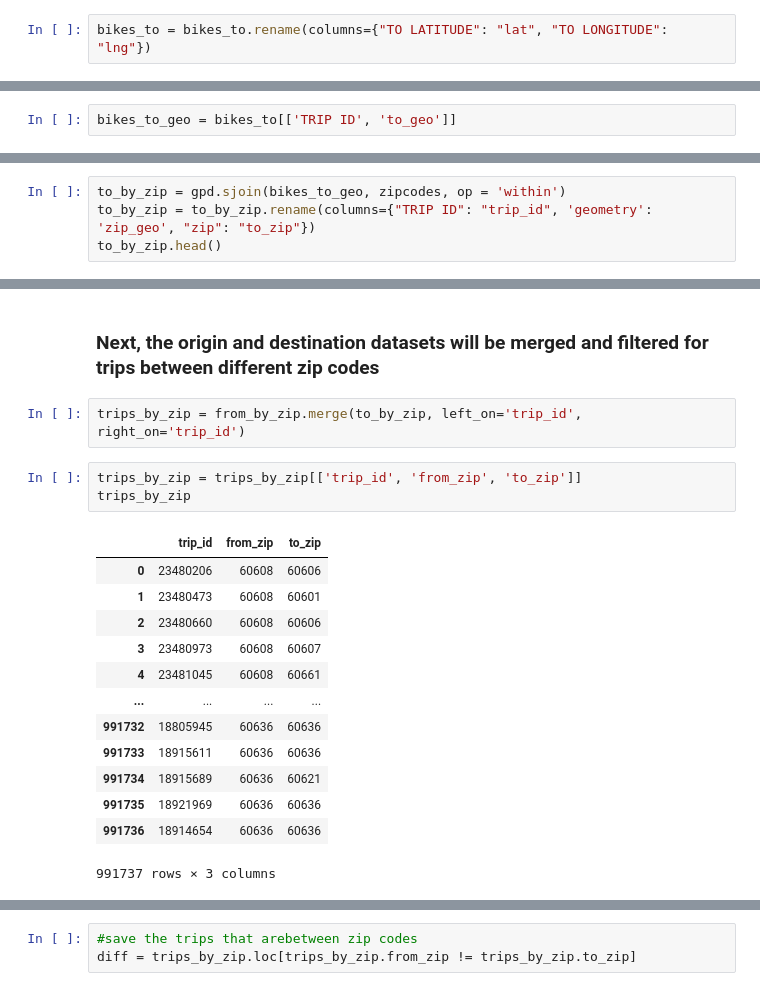
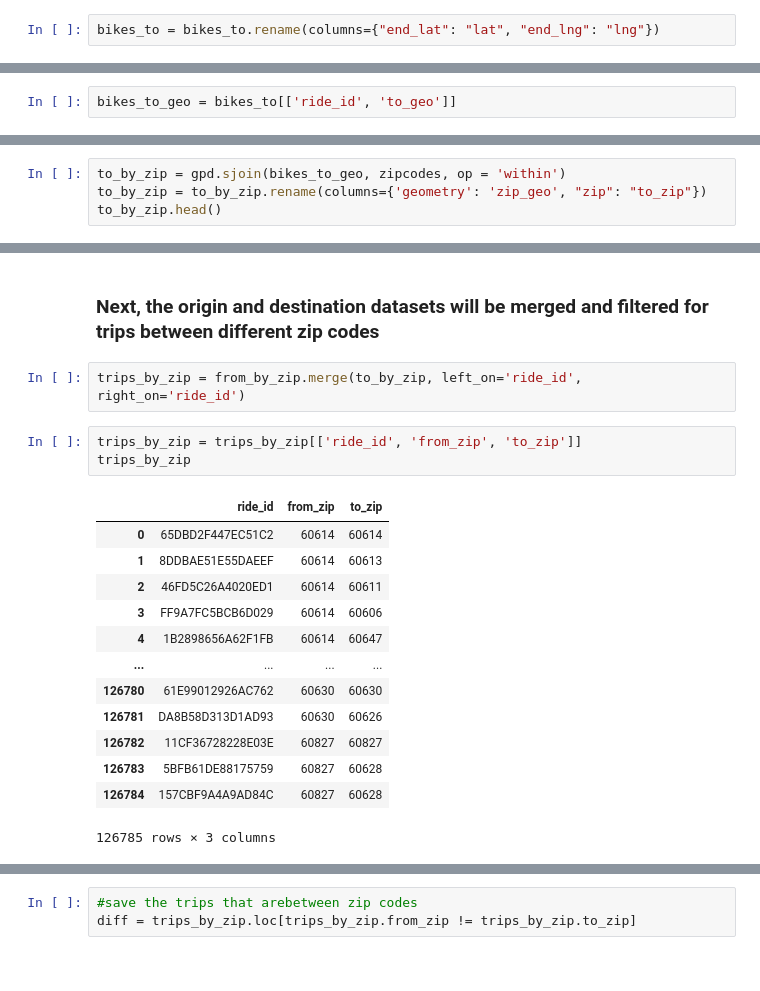
Before and after one commit to diarra-fall/diarra_capstone, a Jupyter notebook: bike_geo.ipynb, the cells around one changed output, grey strips where cells are left out. Saved outputs shown, nothing was run; the diff lists cells and outputs as text.

```diff
--- a/bike_geo.ipynb
+++ b/bike_geo.ipynb
@@ -138,17 +138,17 @@ bikes_to.head(3)
 # %%
-bikes_to = bikes_to.rename(columns={"TO LATITUDE": "lat", "TO LONGITUDE": "lng"})
+bikes_to = bikes_to.rename(columns={"end_lat": "lat", "end_lng": "lng"})
 # %%
 bikes_to['to_geo'] = bikes_to.apply(lambda x: Point((float(x.lng),
                                                          float(x.lat))),
                                         axis=1)
 # %%
-bikes_to_geo = bikes_to[['TRIP ID', 'to_geo']]
+bikes_to_geo = bikes_to[['ride_id', 'to_geo']]
 # %%
 bikes_to_geo = gpd.GeoDataFrame(bikes_to_geo,
                            crs = zipcodes.crs,
                            geometry = bikes_to['to_geo'])
 # %%
 to_by_zip = gpd.sjoin(bikes_to_geo, zipcodes, op = 'within')
-to_by_zip = to_by_zip.rename(columns={"TRIP ID": "trip_id", 'geometry': 'zip_geo', "zip": "to_zip"})
+to_by_zip = to_by_zip.rename(columns={'geometry': 'zip_geo', "zip": "to_zip"})
 to_by_zip.head()
 # %% [output]
@@ -161,24 +161,24 @@ to_by_zip.head()
 # %% [markdown]
 ### Next, the origin and destination datasets will be merged and filtered for trips between different zip codes
 # %%
-trips_by_zip = from_by_zip.merge(to_by_zip, left_on='trip_id', right_on='trip_id')
+trips_by_zip = from_by_zip.merge(to_by_zip, left_on='ride_id', right_on='ride_id')
 # %%
-trips_by_zip = trips_by_zip[['trip_id', 'from_zip', 'to_zip']]
+trips_by_zip = trips_by_zip[['ride_id', 'from_zip', 'to_zip']]
 trips_by_zip
 # %% [output]
-|  | trip_id | from_zip | to_zip |
-| 0 | 23480206 | 60608 | 60606 |
-| 1 | 23480473 | 60608 | 60601 |
-| 2 | 23480660 | 60608 | 60606 |
-| 3 | 23480973 | 60608 | 60607 |
-| 4 | 23481045 | 60608 | 60661 |
+|  | ride_id | from_zip | to_zip |
+| 0 | 65DBD2F447EC51C2 | 60614 | 60614 |
+| 1 | 8DDBAE51E55DAEEF | 60614 | 60613 |
+| 2 | 46FD5C26A4020ED1 | 60614 | 60611 |
+| 3 | FF9A7FC5BCB6D029 | 60614 | 60606 |
+| 4 | 1B2898656A62F1FB | 60614 | 60647 |
 | ... | ... | ... | ... |
-| 991732 | 18805945 | 60636 | 60636 |
-| 991733 | 18915611 | 60636 | 60636 |
-| 991734 | 18915689 | 60636 | 60621 |
-| 991735 | 18921969 | 60636 | 60636 |
-| 991736 | 18914654 | 60636 | 60636 |
+| 126780 | 61E99012926AC762 | 60630 | 60630 |
+| 126781 | DA8B58D313D1AD93 | 60630 | 60626 |
+| 126782 | 11CF36728228E03E | 60827 | 60827 |
+| 126783 | 5BFB61DE88175759 | 60827 | 60628 |
+| 126784 | 157CBF9A4A9AD84C | 60827 | 60628 |
-991737 rows × 3 columns
+126785 rows × 3 columns
 # %%
 #displays how many trips stay in the same zipcode
 trips_by_zip.loc[trips_by_zip.from_zip == trips_by_zip.to_zip]
```
Also changed, not shown: parts of 12 cells of this notebook, 14 other files.
